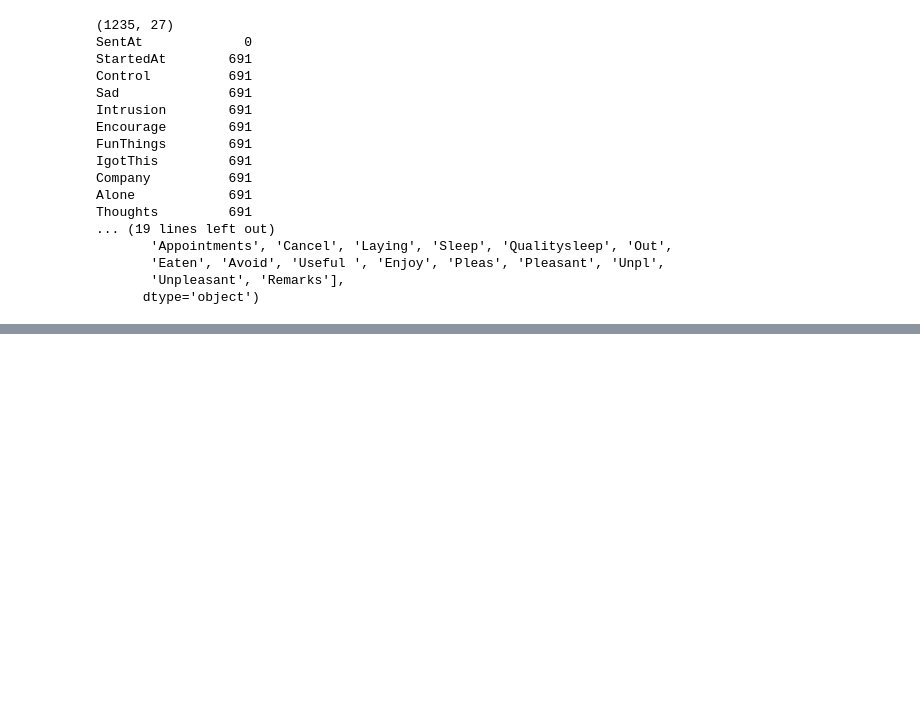
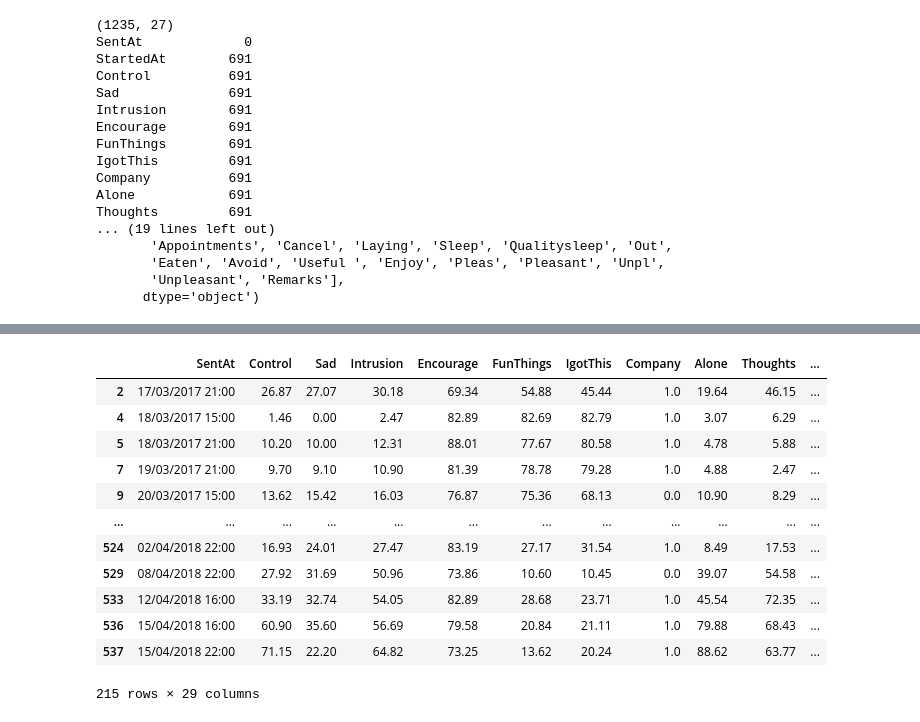
Before and after one commit to niamhnishiochain/psych-networks-brownlees, a Jupyter notebook: temporal_analysis_brownlees.ipynb, the cells around one changed output, grey strips where cells are left out. Drawn from its saved outputs; the diff is of its cells as text; code cells hidden in the pictures; blank space fills up the shorter version.

```diff
--- a/temporal_analysis_brownlees.ipynb
+++ b/temporal_analysis_brownlees.ipynb
@@ -146,0 +81,13 @@ Name: day_var, dtype: int64
+# %%
+#clean by dropping unnecessary columns and renaming columns
+df = df.drop(['first_obs', 'second_obs', 'third_obs', 'day_var'], axis = 1)
+#rename index to day_var
+df = df.rename(columns = {'index': 'day_var'})
+#because R doesn't start from -
+df['day_var'] = df['day_var']  + 1
+#investigate
+df['consecutive'] = df['day_var'].diff()
+#conver variables to string
+df['day_var'] = df['day_var'].astype(str)
+df['id_var'] = df['id_var'].astype(str)
+df['beep_var'] = df['beep_var'].astype(str)
@@ -146,0 +126,16 @@ Name: day_var, dtype: int64
+# %%
+df[df['consecutive'] < 1]
+# %% [output]
+|  | SentAt | Control | Sad | Intrusion | Encourage | FunThings | IgotThis | Company | Alone | Thoughts | ... |
+| 2 | 17/03/2017 21:00 | 26.87 | 27.07 | 30.18 | 69.34 | 54.88 | 45.44 | 1.0 | 19.64 | 46.15 | ... |
+| 4 | 18/03/2017 15:00 | 1.46 | 0.00 | 2.47 | 82.89 | 82.69 | 82.79 | 1.0 | 3.07 | 6.29 | ... |
+| 5 | 18/03/2017 21:00 | 10.20 | 10.00 | 12.31 | 88.01 | 77.67 | 80.58 | 1.0 | 4.78 | 5.88 | ... |
+| 7 | 19/03/2017 21:00 | 9.70 | 9.10 | 10.90 | 81.39 | 78.78 | 79.28 | 1.0 | 4.88 | 2.47 | ... |
+| 9 | 20/03/2017 15:00 | 13.62 | 15.42 | 16.03 | 76.87 | 75.36 | 68.13 | 0.0 | 10.90 | 8.29 | ... |
+| ... | ... | ... | ... | ... | ... | ... | ... | ... | ... | ... | ... |
+| 524 | 02/04/2018 22:00 | 16.93 | 24.01 | 27.47 | 83.19 | 27.17 | 31.54 | 1.0 | 8.49 | 17.53 | ... |
+| 529 | 08/04/2018 22:00 | 27.92 | 31.69 | 50.96 | 73.86 | 10.60 | 10.45 | 0.0 | 39.07 | 54.58 | ... |
+| 533 | 12/04/2018 16:00 | 33.19 | 32.74 | 54.05 | 82.89 | 28.68 | 23.71 | 1.0 | 45.54 | 72.35 | ... |
+| 536 | 15/04/2018 16:00 | 60.90 | 35.60 | 56.69 | 79.58 | 20.84 | 21.11 | 1.0 | 79.88 | 68.43 | ... |
+| 537 | 15/04/2018 22:00 | 71.15 | 22.20 | 64.82 | 73.25 | 13.62 | 20.24 | 1.0 | 88.62 | 63.77 | ... |
+215 rows × 29 columns
```
Also changed, not shown: parts of 13 cells of this notebook.
